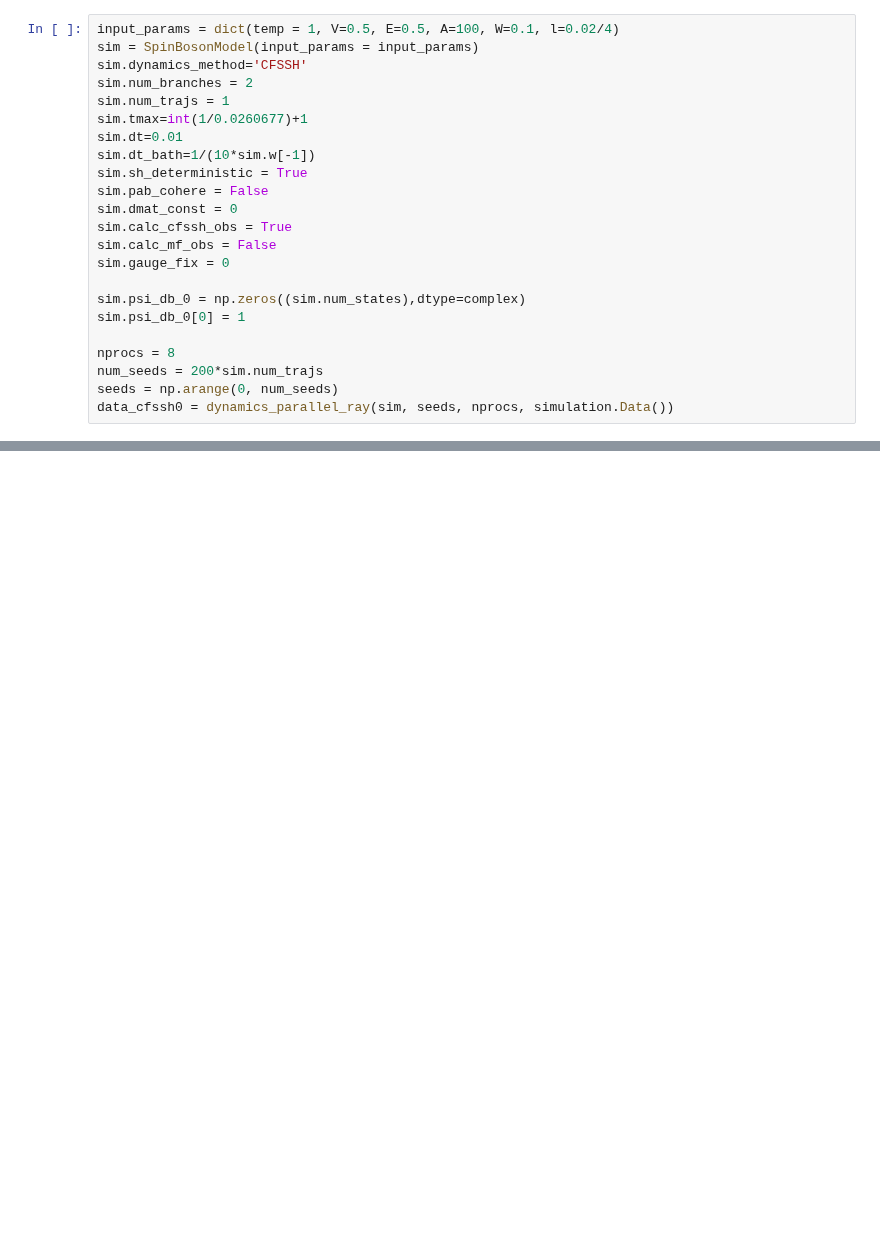
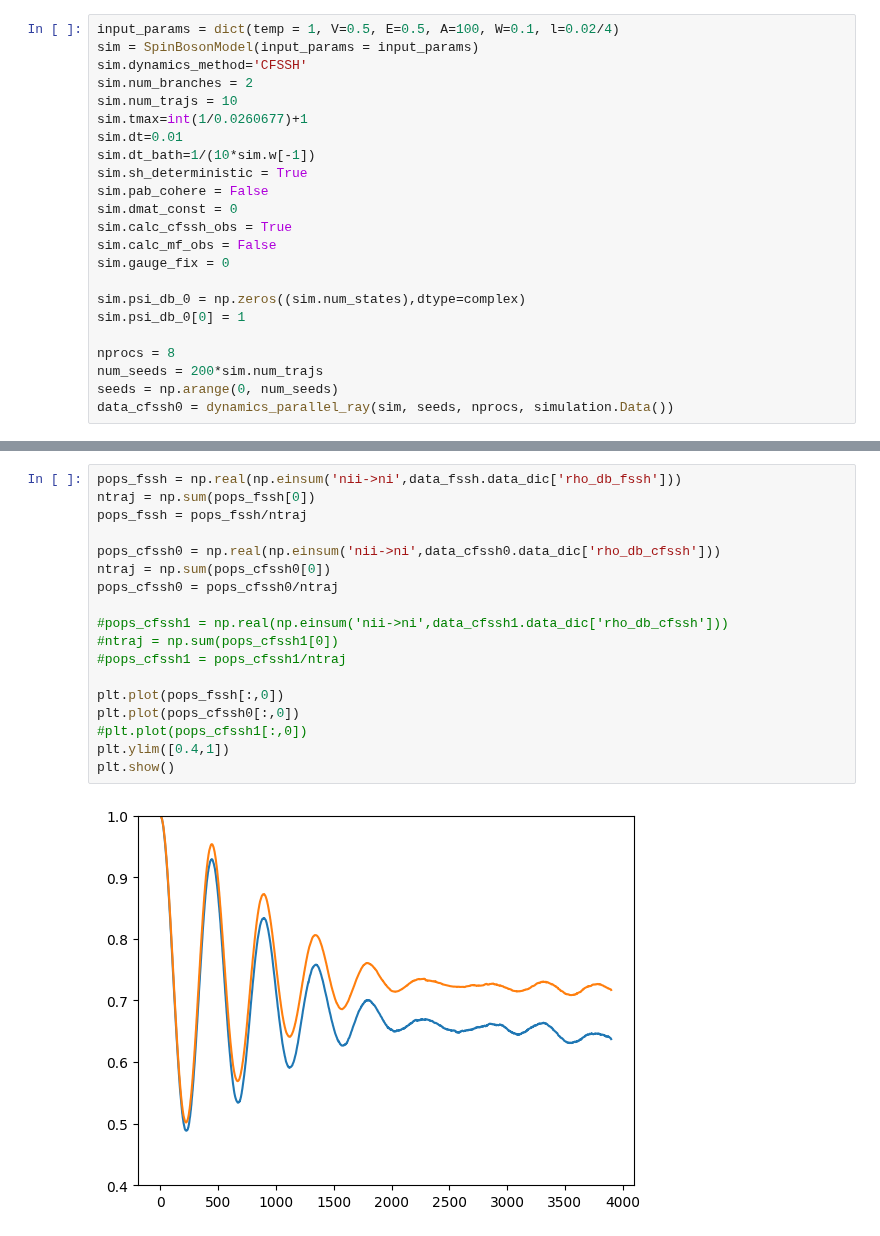
Before and after one commit to tempelaar-team/qclab-dev, a Jupyter notebook: examples/spin_boson_examples.ipynb, the cells around one changed output, grey strips where cells are left out. Cells and saved outputs as stored; diff of their text form; blank space fills up the shorter version.

```diff
--- a/examples/spin_boson_examples.ipynb
+++ b/examples/spin_boson_examples.ipynb
@@ -37,7 +56,7 @@ input_params = dict(temp = 1, V=0.5, E=0.5, A=100, W=0.1, l=0.02/4)
 sim = SpinBosonModel(input_params = input_params)
 sim.dynamics_method='CFSSH'
 sim.num_branches = 2
-sim.num_trajs = 1
+sim.num_trajs = 10
 sim.tmax=int(1/0.0260677)+1
 sim.dt=0.01
 sim.dt_bath=1/(10*sim.w[-1])
@@ -59,0 +87,20 @@ data_cfssh0 = dynamics_parallel_ray(sim, seeds, nprocs, simulation.Data())
+# %%
+pops_fssh = np.real(np.einsum('nii->ni',data_fssh.data_dic['rho_db_fssh']))
+ntraj = np.sum(pops_fssh[0])
+pops_fssh = pops_fssh/ntraj
+
+pops_cfssh0 = np.real(np.einsum('nii->ni',data_cfssh0.data_dic['rho_db_cfssh']))
+ntraj = np.sum(pops_cfssh0[0])
+pops_cfssh0 = pops_cfssh0/ntraj
+
+#pops_cfssh1 = np.real(np.einsum('nii->ni',data_cfssh1.data_dic['rho_db_cfssh']))
+#ntraj = np.sum(pops_cfssh1[0])
+#pops_cfssh1 = pops_cfssh1/ntraj
+
+plt.plot(pops_fssh[:,0])
+plt.plot(pops_cfssh0[:,0])
+#plt.plot(pops_cfssh1[:,0])
+plt.ylim([0.4,1])
+plt.show()
+# %% [output]
+[figure, added]
```
Also changed, not shown: parts of 4 cells of this notebook, 9 other files.
